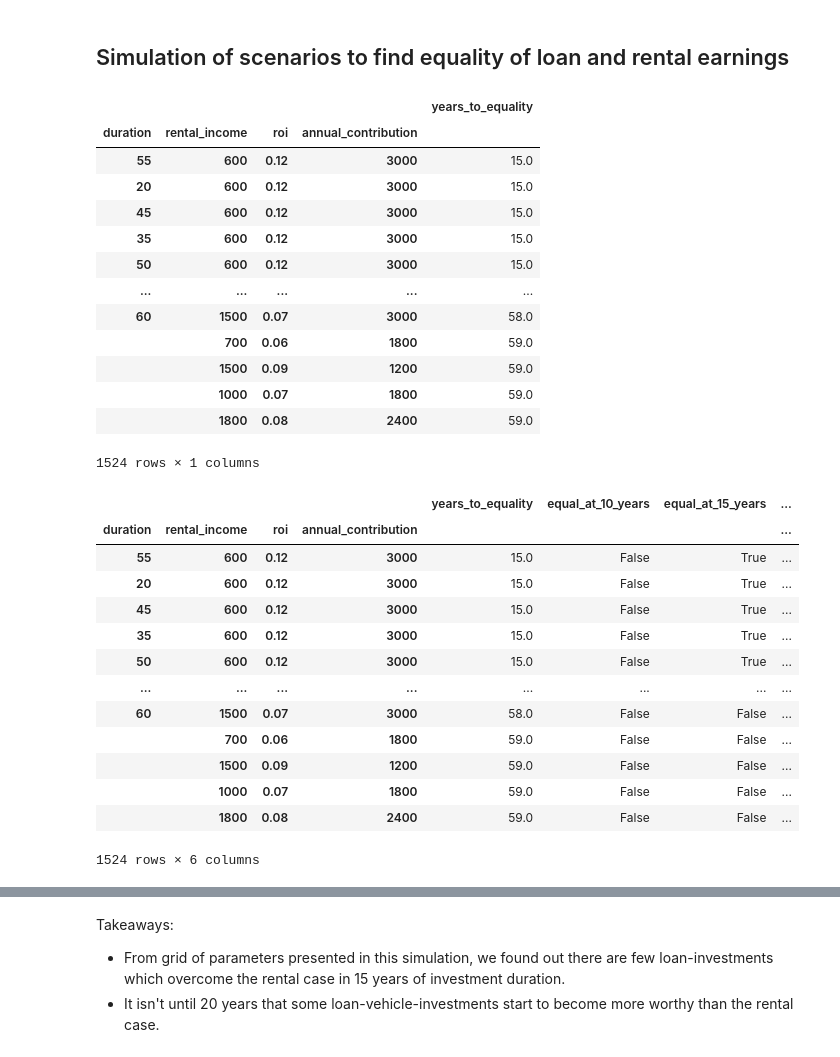
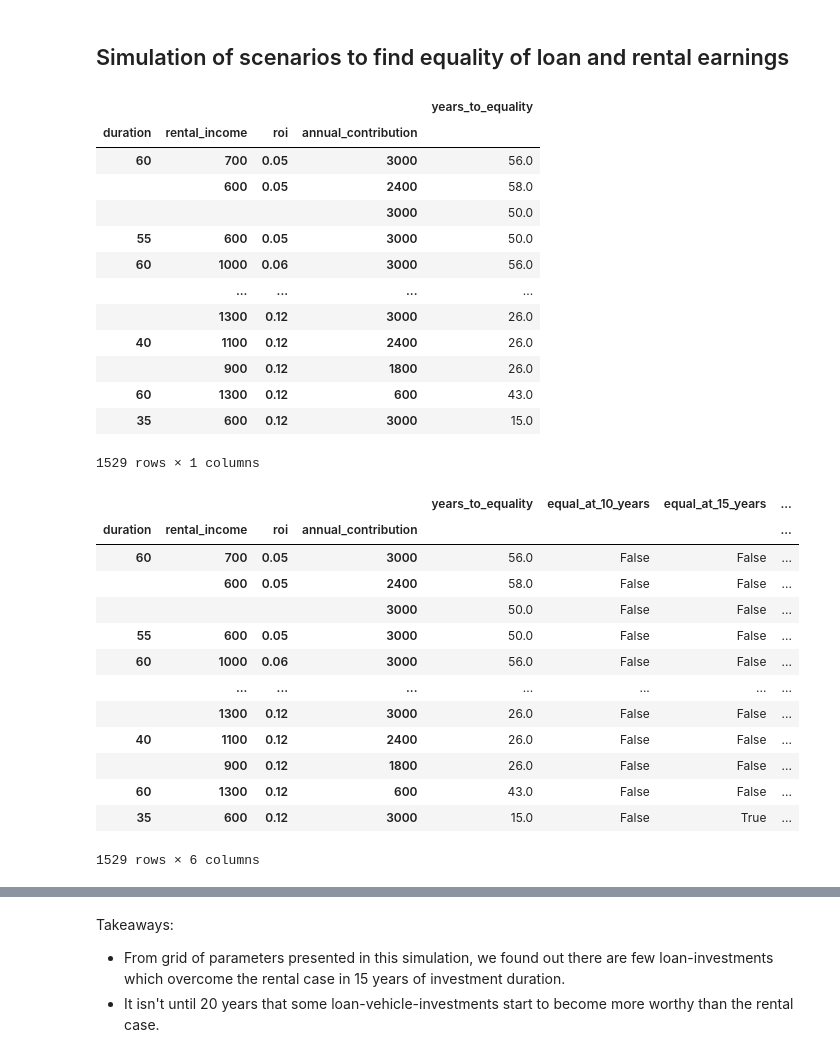
Before and after one commit to Marlup/Simulation-of-investment-and-compound-returns, a Jupyter notebook: loan_and_real-state_comparation.ipynb, the cells around one changed output, grey strips where cells are left out. Drawn from its saved outputs; the diff is of its cells as text; code cells hidden in the pictures.

```diff
--- a/loan_and_real-state_comparation.ipynb
+++ b/loan_and_real-state_comparation.ipynb
@@ -44,7 +44,7 @@ for month in months:
     rental_income_history.append(rental_month)
 
 #  Calculate ROI using the `calculate_return_on_investment` function
-total_loan_balance, loan_earnings, balances = simulate_compound_return(
+total_loan_balance, info_sim = simulate_compound_return(
     principal=principal_amount,
     annual_roi=roi,
     compounding_frequency=term_frequency,
@@ -58,6 +58,7 @@ total_loan_balance, loan_earnings, balances = simulate_compound_return(
 )
 
 # Stats
+loan_earnings = info_sim["earnings"]
 total_loan_earnings = sum(loan_earnings)
 total_loan_contribution = total_loan_balance - total_loan_earnings
 earning_per_contribution = total_loan_earnings / total_loan_contribution
@@ -125,7 +126,7 @@ rois = np.arange(0.04, 0.12 + 0.01, 0.01)
 annual_contributions = 12 * np.arange(50, 300, 50)
 inc_contributions = 0.01
 terms = 1
-warmup_months = 10
+warmup_months = 12
 inflation_rate = 0.02
 tax_rate = 0.25
 retirement_contribution_rate = 0.1
@@ -137,7 +138,7 @@ for duration in durations:
         for roi in rois:
             for annual_contribution in annual_contributions:
                 # Loan simulation
-                _, earnings, balances = simulate_compound_return(
+                total, info_sim = simulate_compound_return(
                     principal=principal_amount,
                     annual_roi=roi,
                     compounding_frequency=term_frequency,
@@ -149,6 +150,8 @@ for duration in durations:
                     tax_rate=tax_rate,
                     return_time_yields=True
                 )
+                balance = info_sim["balances"]
+                earnings = info_sim["earnings"]
 
                 # Estimate months until loan and rental earnings are approximately equal
                 years_to_equality = np.abs(np.cumsum(earnings) - accumulated_rental_income)[warmup_months:].argmin() / 12
@@ -157,35 +160,39 @@ for duration in durations:
 # %%
 multi_index = pd.MultiIndex.from_tuples(list(scenarios.keys()), names=["duration",
                                                                        "rental_income",
                                                                        "roi",
                                                                        "annual_contribution"])
 
 df_years = pd.DataFrame(data=list(scenarios.values()),
-                          index=multi_index,
-                          columns=["years_to_equality"]
+                        index=multi_index,
+                        columns=["years_to_equality"]
+                       ) \
+             .astype(int) \
+             .replace(0, np.nan) \
+             .dropna() \
+             .sort_values("years_to_equality",
+                          ascending=True
                          ) \
-               .astype(int) \
-               .replace(0, np.nan) \
-               .dropna() \
-               .sort_values("years_to_equality",
-                            ascending=True
-                           )
+             .sort_values("roi",
+                          axis=0,
+                          ascending=True,
+                         )
 df_years
 # %% [output]
 |  |  |  |  | years_to_equality |
 | duration | rental_income | roi | annual_contribution |  |
-| 55 | 600 | 0.12 | 3000 | 15.0 |
-| 20 | 600 | 0.12 | 3000 | 15.0 |
-| 45 | 600 | 0.12 | 3000 | 15.0 |
+| 60 | 700 | 0.05 | 3000 | 56.0 |
+|  | 600 | 0.05 | 2400 | 58.0 |
+|  |  |  | 3000 | 50.0 |
+| 55 | 600 | 0.05 | 3000 | 50.0 |
+| 60 | 1000 | 0.06 | 3000 | 56.0 |
+|  | ... | ... | ... | ... |
+|  | 1300 | 0.12 | 3000 | 26.0 |
+| 40 | 1100 | 0.12 | 2400 | 26.0 |
+|  | 900 | 0.12 | 1800 | 26.0 |
+| 60 | 1300 | 0.12 | 600 | 43.0 |
 | 35 | 600 | 0.12 | 3000 | 15.0 |
-| 50 | 600 | 0.12 | 3000 | 15.0 |
-| ... | ... | ... | ... | ... |
-| 60 | 1500 | 0.07 | 3000 | 58.0 |
-|  | 700 | 0.06 | 1800 | 59.0 |
-|  | 1500 | 0.09 | 1200 | 59.0 |
-|  | 1000 | 0.07 | 1800 | 59.0 |
-|  | 1800 | 0.08 | 2400 | 59.0 |
-1524 rows × 1 columns
+1529 rows × 1 columns
 # %%
 df_years["equal_at_10_years"] = df_years["years_to_equality"].between(1, 10)
 df_years["equal_at_15_years"] = df_years["years_to_equality"].between(1, 15)
@@ -196,18 +203,18 @@ df_years
 # %% [output]
 |  |  |  |  | years_to_equality | equal_at_10_years | equal_at_15_years | ... |
 | duration | rental_income | roi | annual_contribution |  |  |  | ... |
-| 55 | 600 | 0.12 | 3000 | 15.0 | False | True | ... |
-| 20 | 600 | 0.12 | 3000 | 15.0 | False | True | ... |
-| 45 | 600 | 0.12 | 3000 | 15.0 | False | True | ... |
+| 60 | 700 | 0.05 | 3000 | 56.0 | False | False | ... |
+|  | 600 | 0.05 | 2400 | 58.0 | False | False | ... |
+|  |  |  | 3000 | 50.0 | False | False | ... |
+| 55 | 600 | 0.05 | 3000 | 50.0 | False | False | ... |
+| 60 | 1000 | 0.06 | 3000 | 56.0 | False | False | ... |
+|  | ... | ... | ... | ... | ... | ... | ... |
+|  | 1300 | 0.12 | 3000 | 26.0 | False | False | ... |
+| 40 | 1100 | 0.12 | 2400 | 26.0 | False | False | ... |
+|  | 900 | 0.12 | 1800 | 26.0 | False | False | ... |
+| 60 | 1300 | 0.12 | 600 | 43.0 | False | False | ... |
 | 35 | 600 | 0.12 | 3000 | 15.0 | False | True | ... |
-| 50 | 600 | 0.12 | 3000 | 15.0 | False | True | ... |
-| ... | ... | ... | ... | ... | ... | ... | ... |
-| 60 | 1500 | 0.07 | 3000 | 58.0 | False | False | ... |
-|  | 700 | 0.06 | 1800 | 59.0 | False | False | ... |
-|  | 1500 | 0.09 | 1200 | 59.0 | False | False | ... |
-|  | 1000 | 0.07 | 1800 | 59.0 | False | False | ... |
-|  | 1800 | 0.08 | 2400 | 59.0 | False | False | ... |
-1524 rows × 6 columns
+1529 rows × 6 columns
 # %%
 100 * df_years.mean(axis=0)
 # %% [output]
```
Also changed, not shown: parts of 4 cells of this notebook, 4 other files.
